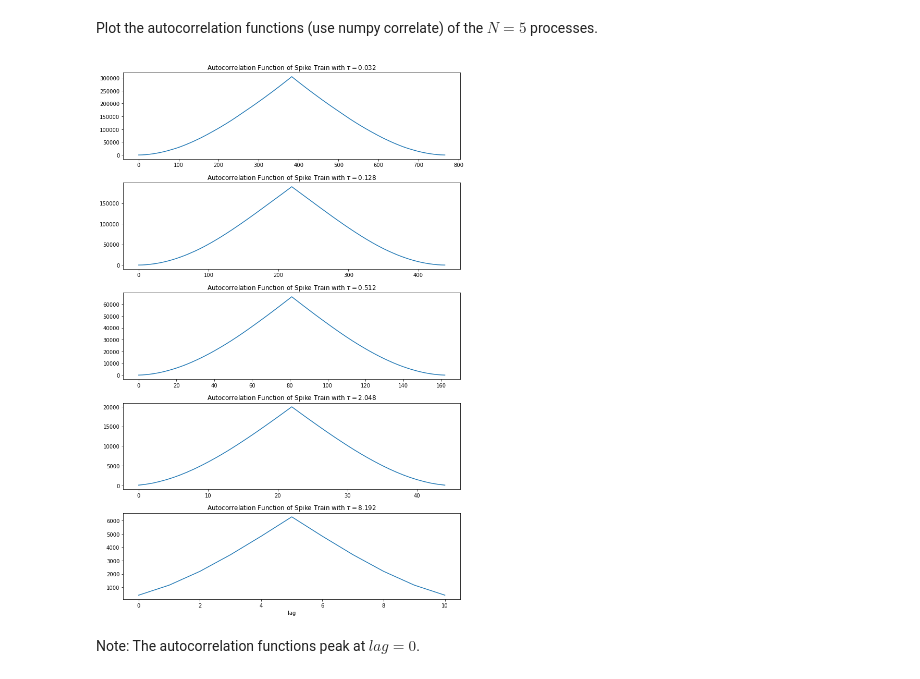
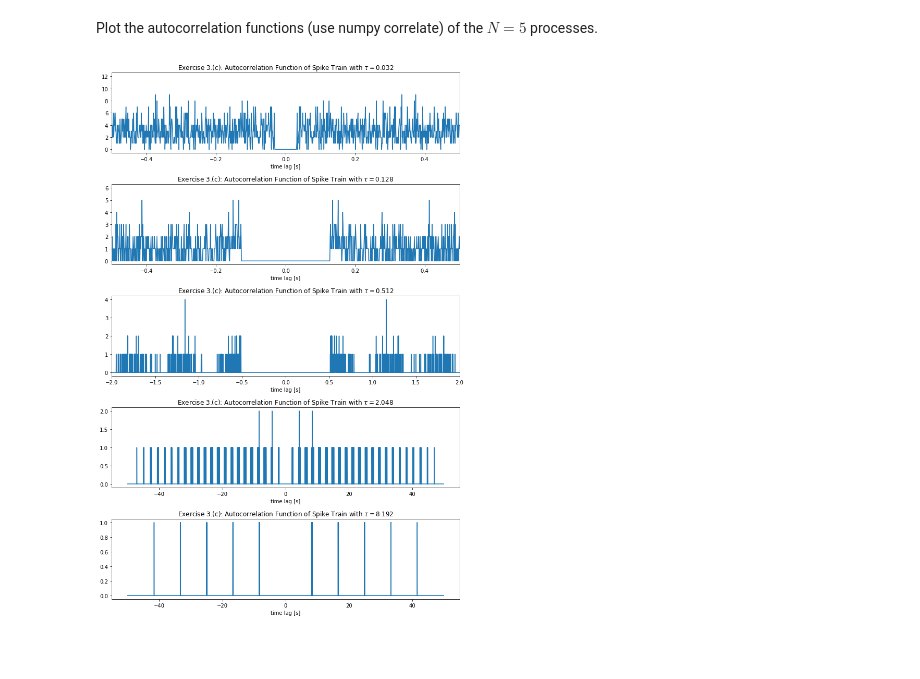
Before and after one commit to katjakleespies/tnc-exercises, a Jupyter notebook: 1_exercises_katja.ipynb, the cells around one changed output. Cells and saved outputs as stored; diff of their text form; code cells hidden in the pictures; blank space fills up the shorter version.

```diff
--- a/1_exercises_katja.ipynb
+++ b/1_exercises_katja.ipynb
@@ -251,17 +258,37 @@ def autocorr(spike_train):
     result = np.correlate(spike_train, spike_train, mode='full')
     return result
+# %%
+def compute_spike_train(t_trial, T, ts = 0.001):
+    # compute spike train with binned 0 and 1 entries from spike times
+    t_trial = np.array(t_trial)
+    N = int(T/ts)
+    spike_train = np.zeros(N)
+
+    t_start = 0
+    t_stop = ts
+
+    for i in range(N):
+        if sum((t_trial >= t_start) & (t_trial < t_stop)) > 0:
+            spike_train[i] = 1
+        t_start += ts
+        t_stop += ts
+
+    return spike_train
 # %%
 fig, ax = plt.subplots(N, 1, figsize = (10, 15))
-
 autocorrs = []
 for i in range(N):
-    autocorrs += [autocorr(t_all_trials[i])]
-    ax[i].plot(autocorrs[i])
-    ax[i].set_title('Autocorrelation Function of Spike Train with $\\tau = {}$'.format(tau_m[i]))
-    if i == N-1:
-        ax[i].set_xlabel('lag')
+    spike_train = compute_spike_train(t_all_trials[i], T)
+    autocorrs = autocorr(spike_train)
+    autocorrs[len(autocorrs)//2] = 0 # remove autocorrelation at t = 0 (equals number of spikes)
+    t_axis = np.linspace(-T, T, len(autocorrs))
+    ax[i].plot(t_axis, autocorrs)
+    ax[i].set_title('Exercise 3.(c): Autocorrelation Function of Spike Train with $\\tau = {}$'.format(tau_m[i]))
+    if i == 0 or i == 1:
+        ax[i].set_xlim(-0.5, 0.5)
+    if i == 2:
+        ax[i].set_xlim(-2, 2)
+    ax[i].set_xlabel('time lag [s]')
 plt.tight_layout()
 # %% [output]
-[figure, old version]
+[figure, new version]
-# %% [markdown]
-Note: The autocorrelation functions peak at ${lag} = 0$.
```
Also changed, not shown: parts of 6 cells of this notebook.
